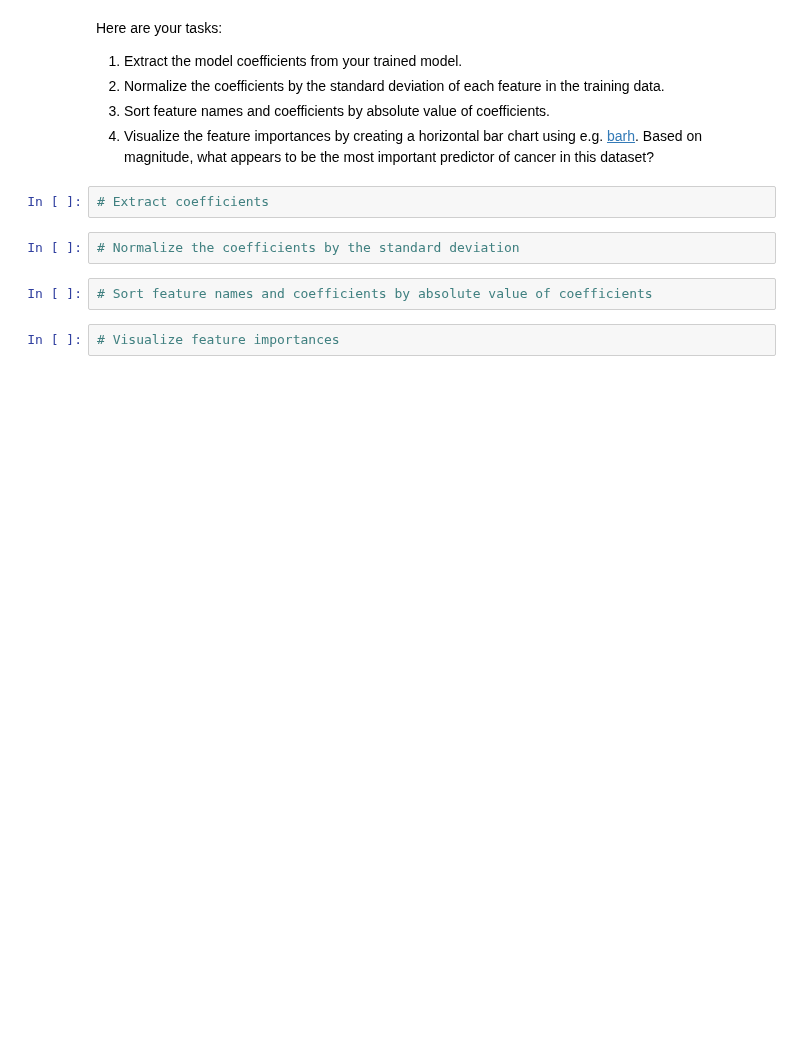
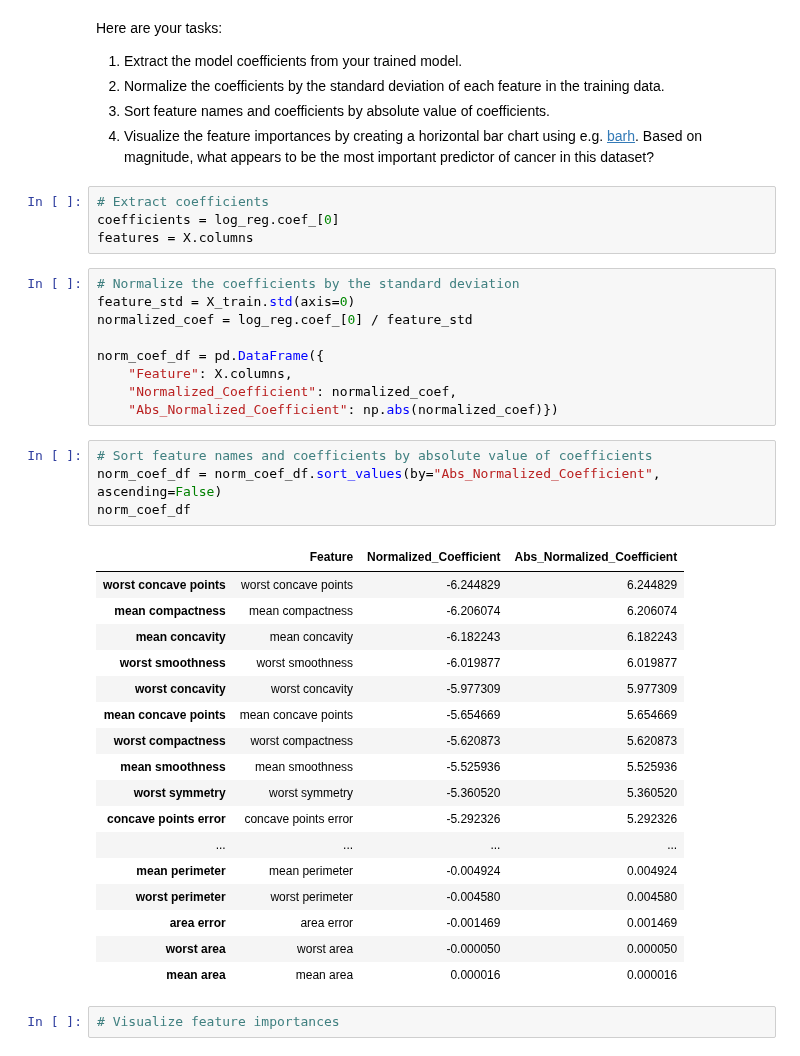
Before and after one commit to Spencer166/First, a Jupyter notebook: Student_MLE_MiniProject_Logistic_Regression.ipynb, the cells around one changed output. Cells and saved outputs as stored; diff of their text form; blank space fills up the shorter version.

```diff
--- a/Student_MLE_MiniProject_Logistic_Regression.ipynb
+++ b/Student_MLE_MiniProject_Logistic_Regression.ipynb
@@ -254,9 +254,38 @@ Here are your tasks:
 4. Visualize the feature importances by creating a horizontal bar chart using e.g. [barh](https://matplotlib.org/3.1.1/api/_as_gen/matplotlib.pyplot.barh.html). Based on magnitude, what appears to be the most important predictor of cancer in this dataset?
 # %%
 # Extract coefficients
+coefficients = log_reg.coef_[0]
+features = X.columns
-# %%
-# Normalize the coefficients by the standard deviation
+# %%
+# Normalize the coefficients by the standard deviation
+feature_std = X_train.std(axis=0)
+normalized_coef = log_reg.coef_[0] / feature_std
+
+norm_coef_df = pd.DataFrame({
+    "Feature": X.columns,
+    "Normalized_Coefficient": normalized_coef,
+    "Abs_Normalized_Coefficient": np.abs(normalized_coef)})
 # %%
 # Sort feature names and coefficients by absolute value of coefficients
+norm_coef_df = norm_coef_df.sort_values(by="Abs_Normalized_Coefficient", ascending=False)
+norm_coef_df
+# %% [output]
+|  | Feature | Normalized_Coefficient | Abs_Normalized_Coefficient |
+| worst concave points | worst concave points | -6.244829 | 6.244829 |
+| mean compactness | mean compactness | -6.206074 | 6.206074 |
+| mean concavity | mean concavity | -6.182243 | 6.182243 |
+| worst smoothness | worst smoothness | -6.019877 | 6.019877 |
+| worst concavity | worst concavity | -5.977309 | 5.977309 |
+| mean concave points | mean concave points | -5.654669 | 5.654669 |
+| worst compactness | worst compactness | -5.620873 | 5.620873 |
+| mean smoothness | mean smoothness | -5.525936 | 5.525936 |
+| worst symmetry | worst symmetry | -5.360520 | 5.360520 |
+| concave points error | concave points error | -5.292326 | 5.292326 |
+| ... | ... | ... | ... |
+| mean perimeter | mean perimeter | -0.004924 | 0.004924 |
+| worst perimeter | worst perimeter | -0.004580 | 0.004580 |
+| area error | area error | -0.001469 | 0.001469 |
+| worst area | worst area | -0.000050 | 0.000050 |
+| mean area | mean area | 0.000016 | 0.000016 |
 # %%
 # Visualize feature importances
```
